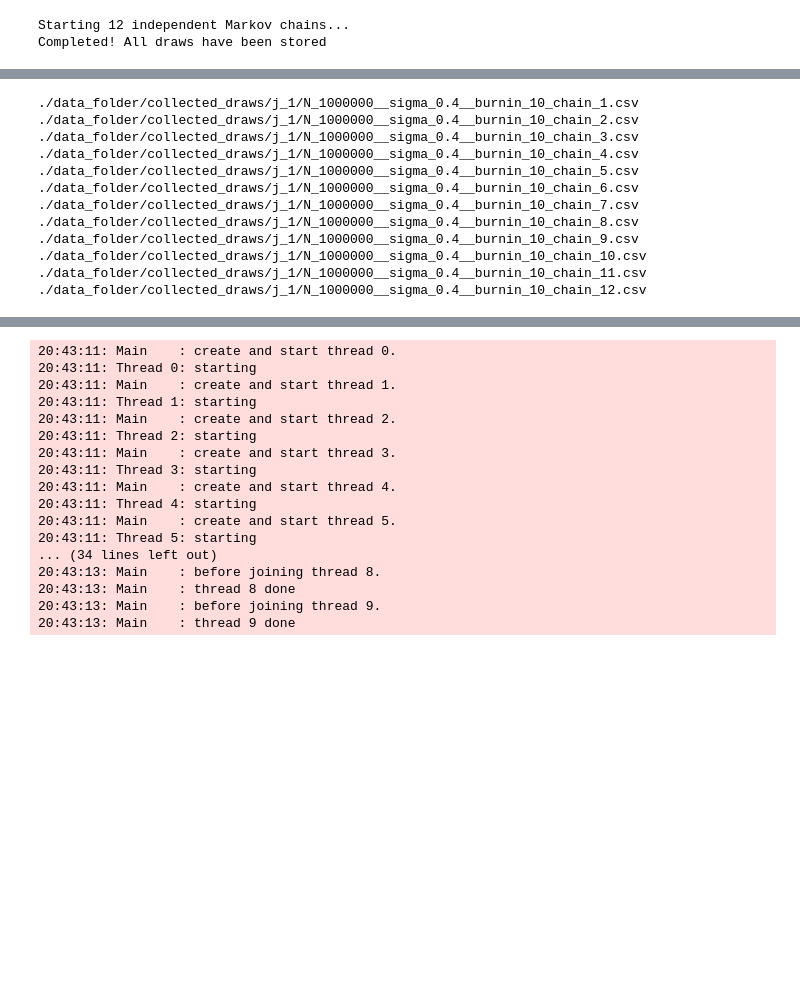
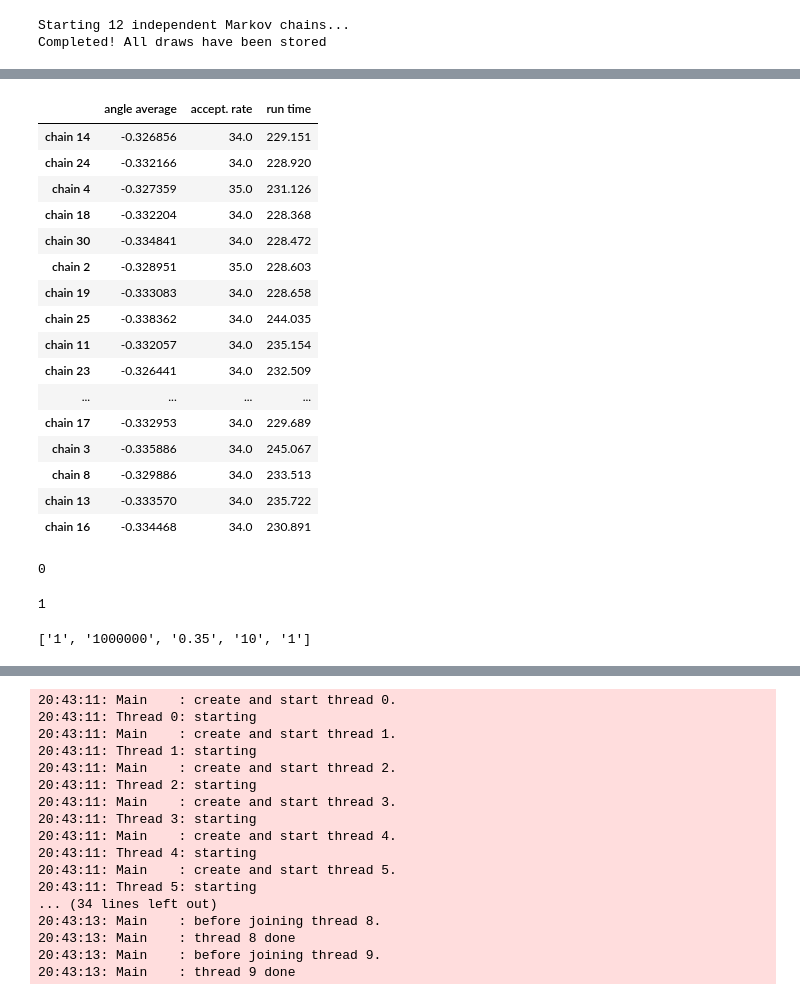
Before and after one commit to PietropaoloFrisoni/MCMC_16_cells_spinfoam, a Jupyter notebook: Python_interface.ipynb, the cells around one changed output, grey strips where cells are left out. Cells and saved outputs as stored; diff of their text form; code cells hidden in the pictures; blank space fills up the shorter version.

```diff
--- a/Python_interface.ipynb
+++ b/Python_interface.ipynb
@@ -106,3 +140,29 @@ sf.from_draw_to_angles_average(draws_folder, spin, length, sigma, burnin, chain_
+# %%
+df1
+# %% [output]
+|  | angle average | accept. rate | run time |
+| chain 14 | -0.326856 | 34.0 | 229.151 |
+| chain 24 | -0.332166 | 34.0 | 228.920 |
+| chain 4 | -0.327359 | 35.0 | 231.126 |
+| chain 18 | -0.332204 | 34.0 | 228.368 |
+| chain 30 | -0.334841 | 34.0 | 228.472 |
+| chain 2 | -0.328951 | 35.0 | 228.603 |
+| chain 19 | -0.333083 | 34.0 | 228.658 |
+| chain 25 | -0.338362 | 34.0 | 244.035 |
+| chain 11 | -0.332057 | 34.0 | 235.154 |
+| chain 23 | -0.326441 | 34.0 | 232.509 |
+| ... | ... | ... | ... |
+| chain 17 | -0.332953 | 34.0 | 229.689 |
+| chain 3 | -0.335886 | 34.0 | 245.067 |
+| chain 8 | -0.329886 | 34.0 | 233.513 |
+| chain 13 | -0.333570 | 34.0 | 235.722 |
+| chain 16 | -0.334468 | 34.0 | 230.891 |
 # %%
 import threading
 import logging
+# %%
+import os
+folder = "/home/frisus95/Scrivania/Final_project/data_folder/angles_operator/j_1/tmp"
+os.system(f"rm -rf {folder}")
+# %% [output]
+0
@@ -109,7 +174,15 @@ import logging
+# %%
+spin
+# %% [output]
+1
+# %%
+array
+# %% [output]
+['1', '1000000', '0.35', '10', '1']
 # %%
 # create and start 10 threads
 threads = []
-for chain_id in range(1, 13):
+for chain_id in range(1, 15):
     t = threading.Thread(target=sf.from_draw_to_angles_average, args=(draws_folder, spin, length, sigma, burnin, chain_id, angles_folder,))
     threads.append(t)
     t.start()
@@ -117,16 +190,3 @@ for chain_id in range(1, 13):
 # wait for the threads to complete
 for t in threads:
     t.join()
-# %% [output]
-./data_folder/collected_draws/j_1/N_1000000__sigma_0.4__burnin_10_chain_1.csv
-./data_folder/collected_draws/j_1/N_1000000__sigma_0.4__burnin_10_chain_2.csv
-./data_folder/collected_draws/j_1/N_1000000__sigma_0.4__burnin_10_chain_3.csv
-./data_folder/collected_draws/j_1/N_1000000__sigma_0.4__burnin_10_chain_4.csv
-./data_folder/collected_draws/j_1/N_1000000__sigma_0.4__burnin_10_chain_5.csv
-./data_folder/collected_draws/j_1/N_1000000__sigma_0.4__burnin_10_chain_6.csv
-./data_folder/collected_draws/j_1/N_1000000__sigma_0.4__burnin_10_chain_7.csv
-./data_folder/collected_draws/j_1/N_1000000__sigma_0.4__burnin_10_chain_8.csv
-./data_folder/collected_draws/j_1/N_1000000__sigma_0.4__burnin_10_chain_9.csv
-./data_folder/collected_draws/j_1/N_1000000__sigma_0.4__burnin_10_chain_10.csv
-./data_folder/collected_draws/j_1/N_1000000__sigma_0.4__burnin_10_chain_11.csv
-./data_folder/collected_draws/j_1/N_1000000__sigma_0.4__burnin_10_chain_12.csv
```
Also changed, not shown: parts of 28 cells of this notebook, 8 other files.
